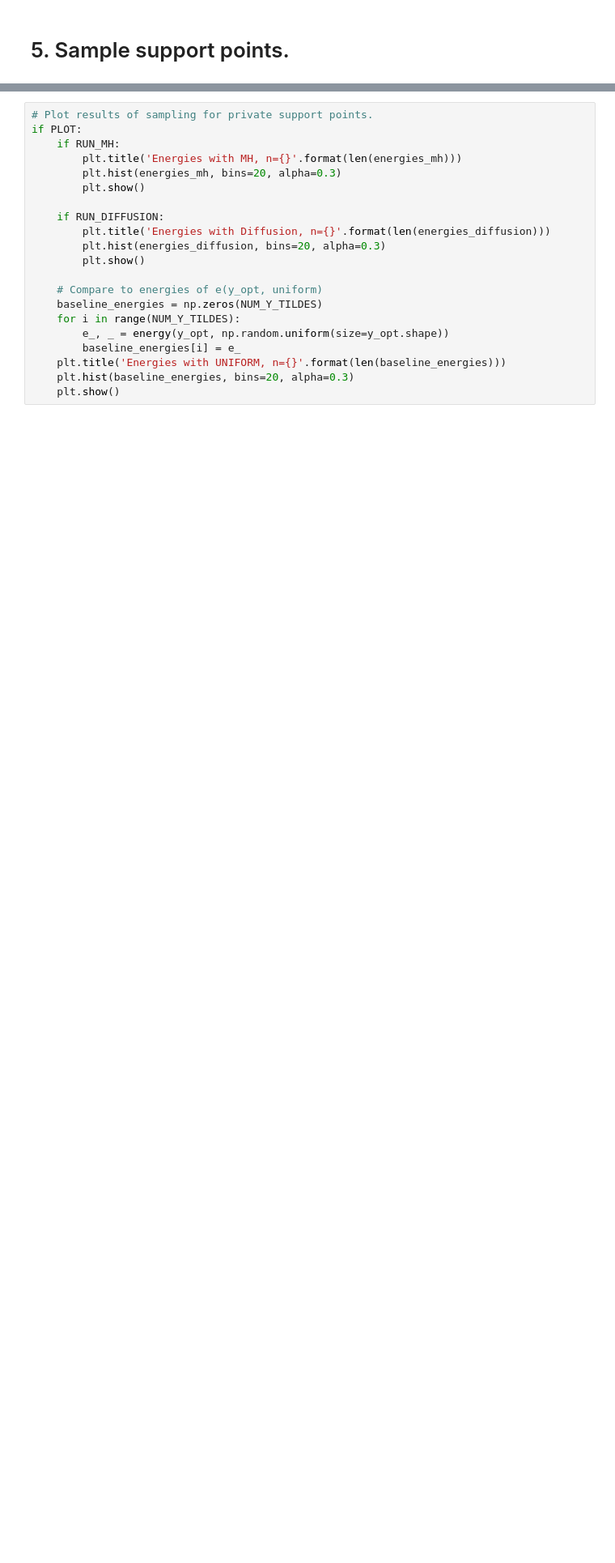
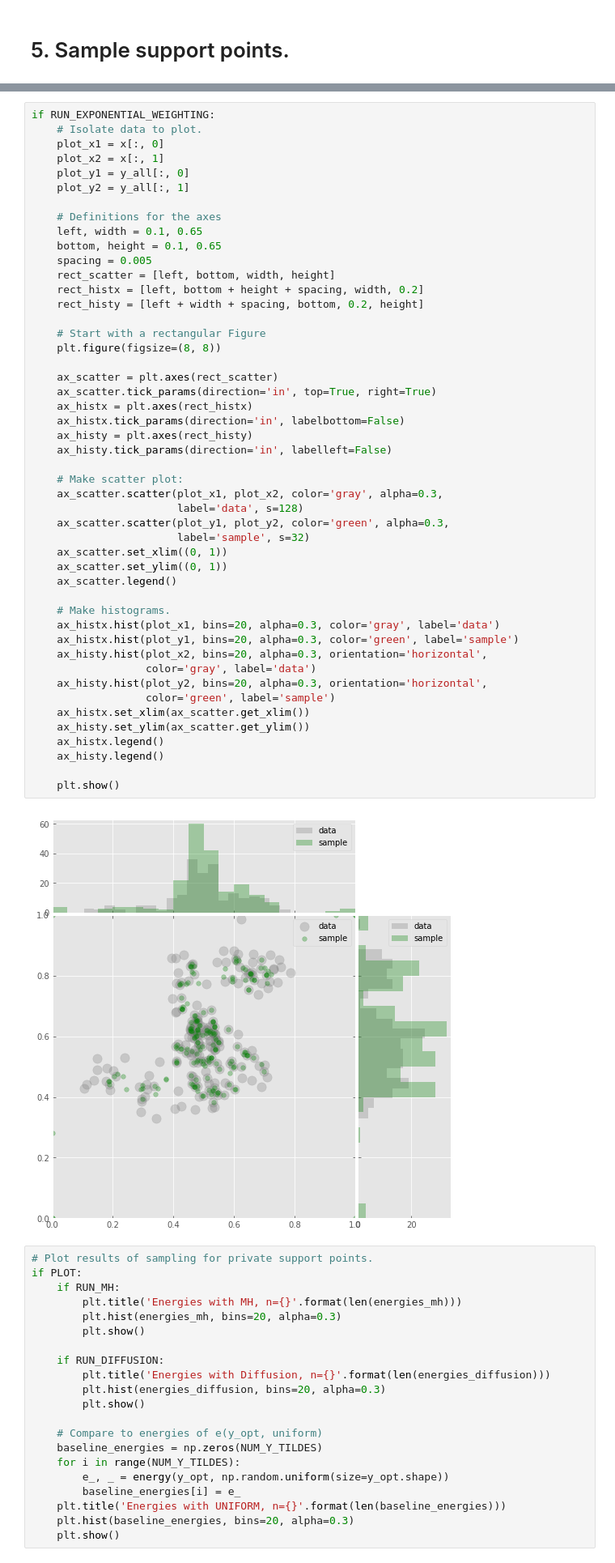
Before and after one commit to diesendruck/pv, a Jupyter notebook: mv_sp_privacy/src/sp_privacy.ipynb, the cells around one changed output, grey strips where cells are left out. Shown at 81% size. Saved outputs shown, nothing was run; the diff lists cells and outputs as text; blank space fills up the shorter version.

```diff
--- a/mv_sp_privacy/src/sp_privacy.ipynb
+++ b/mv_sp_privacy/src/sp_privacy.ipynb
@@ -156,3 +210,53 @@ Diffusion count   450, e_opt:  0.001019, e~: 0.010491, energy(y,y~): 0.010771, e
+# %%
+if RUN_EXPONENTIAL_WEIGHTING:
+    # Isolate data to plot.
+    plot_x1 = x[:, 0]
+    plot_x2 = x[:, 1]
+    plot_y1 = y_all[:, 0]
+    plot_y2 = y_all[:, 1]
+
+    # Definitions for the axes
+    left, width = 0.1, 0.65
+    bottom, height = 0.1, 0.65
+    spacing = 0.005
+    rect_scatter = [left, bottom, width, height]
+    rect_histx = [left, bottom + height + spacing, width, 0.2]
+    rect_histy = [left + width + spacing, bottom, 0.2, height]
+
+    # Start with a rectangular Figure
+    plt.figure(figsize=(8, 8))
+
+    ax_scatter = plt.axes(rect_scatter)
+    ax_scatter.tick_params(direction='in', top=True, right=True)
+    ax_histx = plt.axes(rect_histx)
+    ax_histx.tick_params(direction='in', labelbottom=False)
+    ax_histy = plt.axes(rect_histy)
+    ax_histy.tick_params(direction='in', labelleft=False)
+
+    # Make scatter plot:
+    ax_scatter.scatter(plot_x1, plot_x2, color='gray', alpha=0.3,
+                       label='data', s=128)
+    ax_scatter.scatter(plot_y1, plot_y2, color='green', alpha=0.3,
+                       label='sample', s=32)
+    ax_scatter.set_xlim((0, 1))
+    ax_scatter.set_ylim((0, 1))
+    ax_scatter.legend()
+
+    # Make histograms.
+    ax_histx.hist(plot_x1, bins=20, alpha=0.3, color='gray', label='data')
+    ax_histx.hist(plot_y1, bins=20, alpha=0.3, color='green', label='sample')
+    ax_histy.hist(plot_x2, bins=20, alpha=0.3, orientation='horizontal',
+                  color='gray', label='data')
+    ax_histy.hist(plot_y2, bins=20, alpha=0.3, orientation='horizontal',
+                  color='green', label='sample')
+    ax_histx.set_xlim(ax_scatter.get_xlim())
+    ax_histy.set_ylim(ax_scatter.get_ylim())
+    ax_histx.legend()
+    ax_histy.legend()
+
+    plt.show()
+# %% [output]
+[figure, added]
 # %%
 # Plot results of sampling for private support points.
 if PLOT:
```
Also changed, not shown: parts of 7 cells of this notebook, 2 other files.
